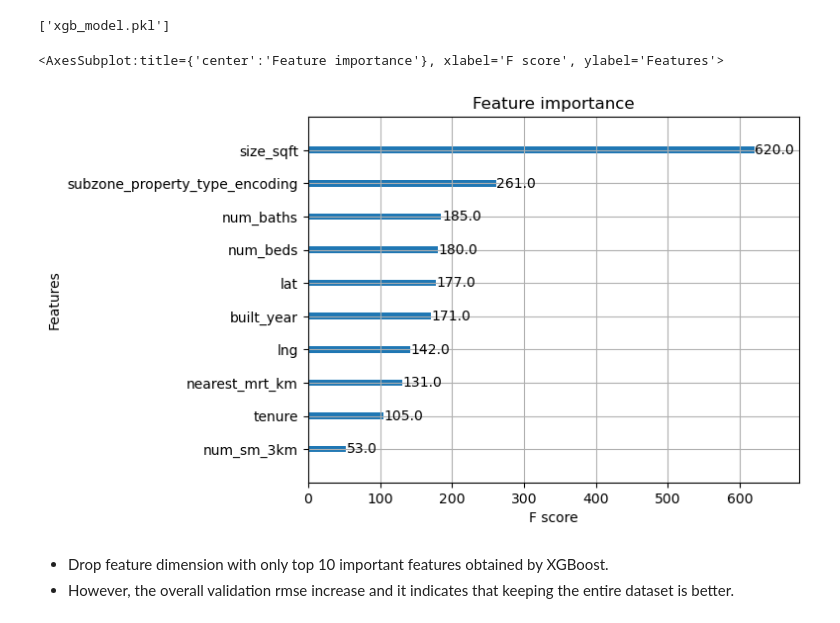
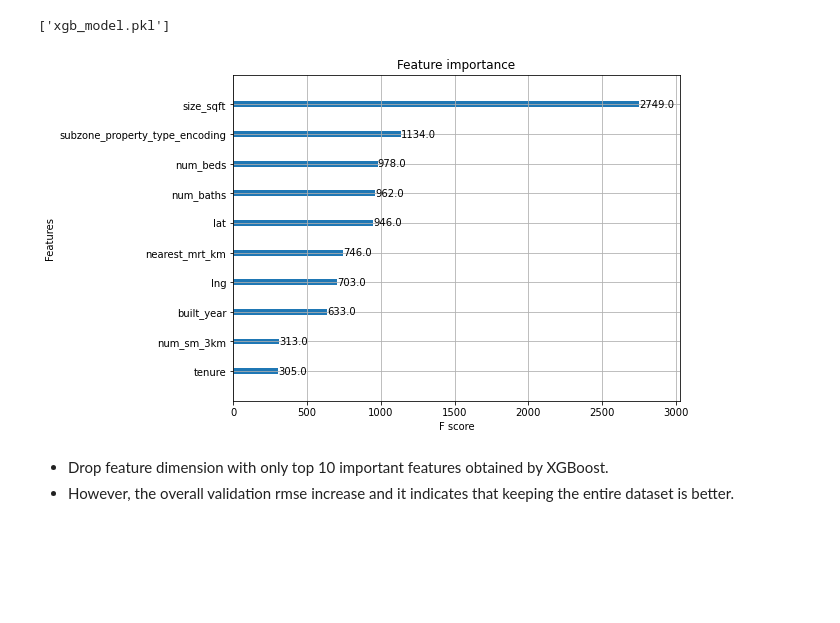
Before and after one commit to PigeonPhobia/no-bylan-regressor, a Jupyter notebook: xgboost_model_prediction.ipynb, the cells around one changed output. Drawn from its saved outputs; the diff is of its cells as text; code cells hidden in the pictures; blank space fills up the shorter version.

```diff
--- a/xgboost_model_prediction.ipynb
+++ b/xgboost_model_prediction.ipynb
@@ -209,10 +211,12 @@ Lowest Validation RMSE:  1686612.6601733211
 # %%
 reg_tmp2 = hyper_parameter_selection(X_train_droppa, y_train_droppa)
 # %%
-plot_importance(reg_tmp1.best_estimator_, max_num_features= 10)
+fig, ax = plt.subplots(1,1,figsize=(8,6))
+reg_tmp1 = joblib.load(f'{current_path}/model/xgb_colsample.pkl')
+plot_importance(reg_tmp1.best_estimator_, max_num_features= 10, ax=ax)
+plt.savefig(f"{current_path}/img/feature importance from xgboost")
 # %% [output]
-<AxesSubplot:title={'center':'Feature importance'}, xlabel='F score', ylabel='Features'>
-[figure, old version]
+[figure, new version]
 # %% [markdown]
 * Drop feature dimension with only top 10 important features obtained by XGBoost.
 * However, the overall validation rmse increase and it indicates that keeping the entire dataset is better.
```
Also changed, not shown: parts of 13 cells of this notebook, 10 other files.
